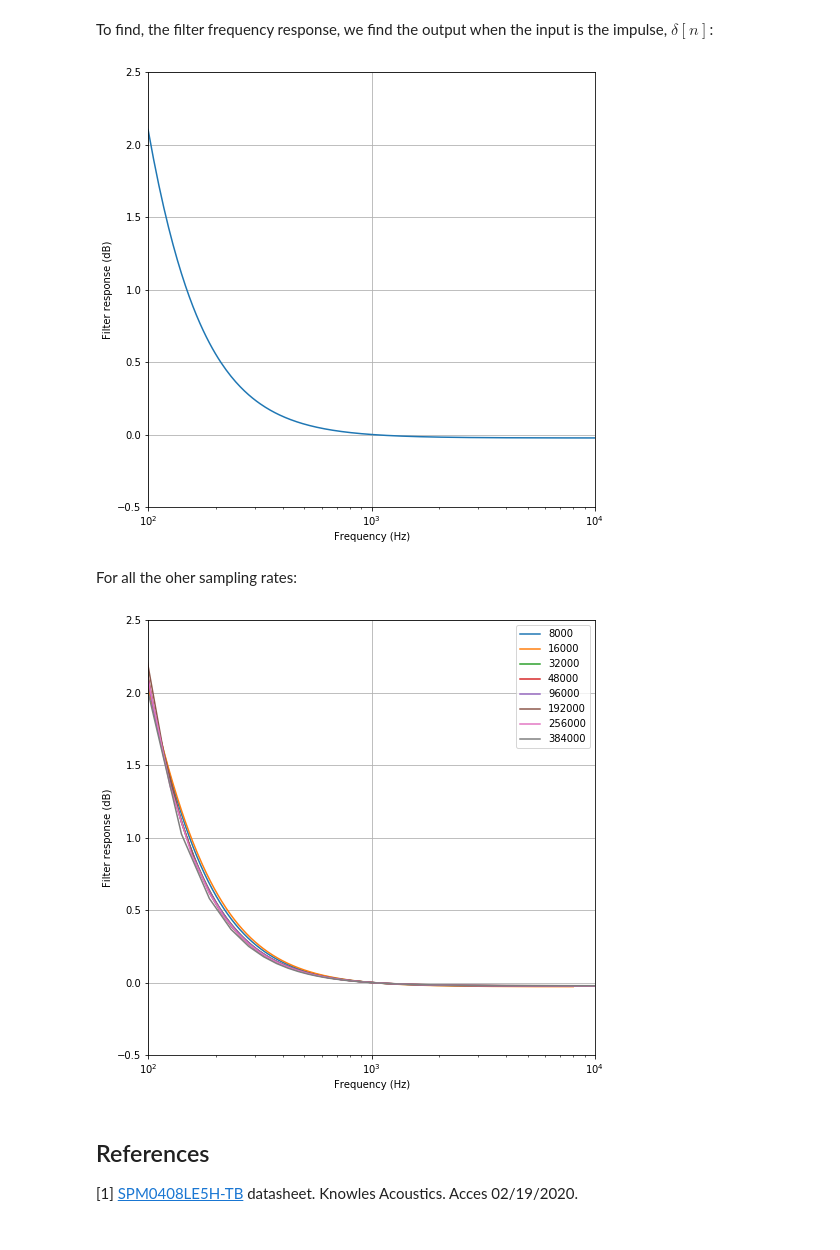
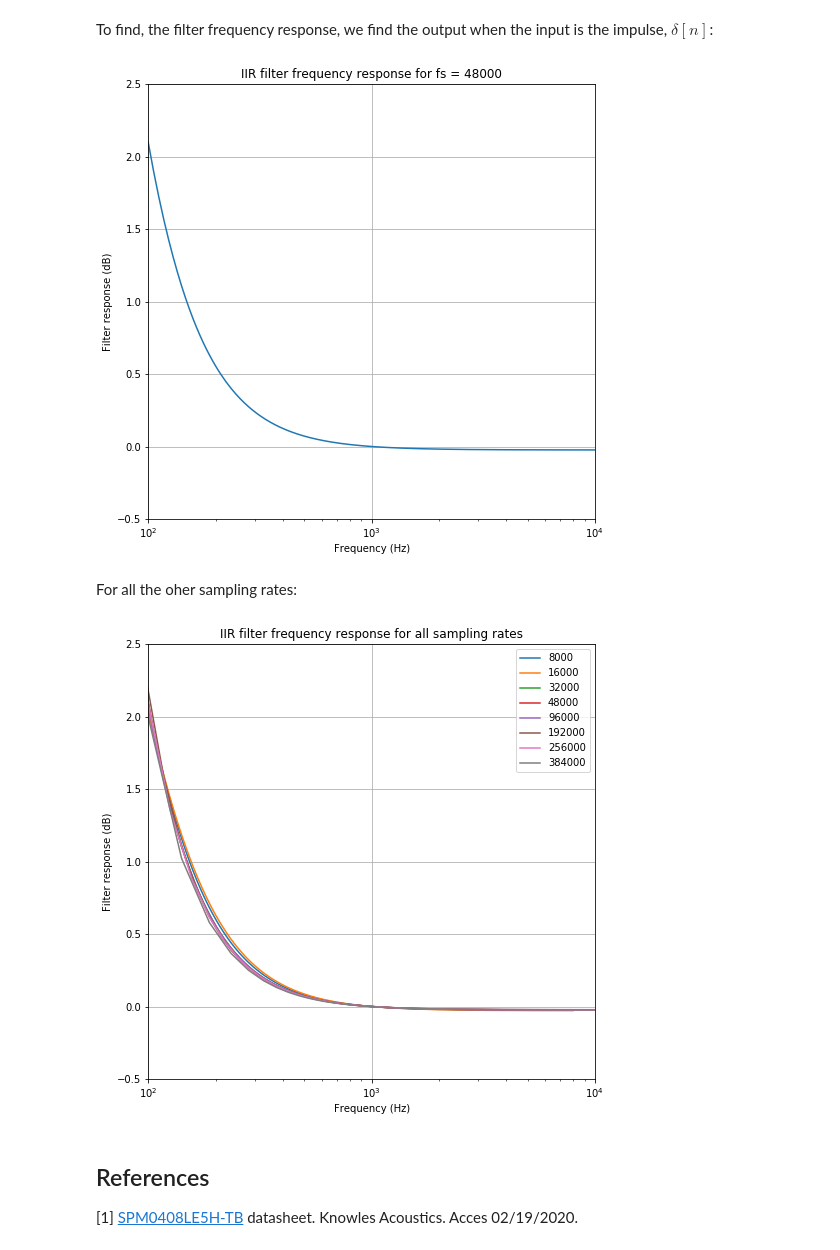
Before and after one commit to pzinemanas/AudioMoth-Firmware-SPL, a Jupyter notebook: notebooks/Mic_compensation_filter.ipynb, the cells around one changed output. Saved outputs shown, nothing was run; the diff lists cells and outputs as text; code cells hidden in the pictures.

```diff
--- a/notebooks/Mic_compensation_filter.ipynb
+++ b/notebooks/Mic_compensation_filter.ipynb
@@ -51,12 +51,13 @@ plt.plot(freqs,20*np.log10(np.abs(H))-20*np.log10(np.abs(H[ix_1k])))
 plt.xscale('log')
 plt.xlim([100,10000])
 plt.ylim([-0.5,2.5])
+plt.title('IIR filter frequency response for fs = 48000')
 plt.xlabel('Frequency (Hz)')
 plt.ylabel('Filter response (dB)')
 plt.grid()
 plt.show()
 # %% [output]
-[figure, old version]
+[figure, new version]
 # %% [markdown]
 For all the oher sampling rates:
 # %%
@@ -65,35 +66,35 @@ rp_list = [0.97,0.98,0.998,0.999,0.999,0.9995,0.9995,0.9996]
 rz_list = [0.948,0.97,0.9895,0.993,0.9964,0.9979,0.9985,0.99895]
 G = np.zeros(len(fs_list))
 
 fig = plt.figure(figsize=(8,8))
 
 for j in range(len(fs_list)):
     fs = fs_list[j]
     poles = [rp_list[j]]*2
     zeros = [rz_list[j]]*2
     a = np.poly(poles)
     b = np.poly(zeros)
 
     h = lfilter(b,a,delta)
     H = np.fft.fft(h)[:int(N/2)+1]
 
     freqs = np.linspace(0,fs/2,N/2+1)
     ix_1k = np.argmin((freqs-1000)**2)
     plt.plot(freqs,20*np.log10(np.abs(H)) - 20*np.log10(np.abs(H[ix_1k])),label=str(fs))
 
     G[j] = 1/np.abs(H[ix_1k])
 
 plt.legend()
 plt.xscale('log')
 plt.xlim([100,10000])
 plt.ylim([-0.5,2.5])
-plt.title('IIR filter frequency response ')
+plt.title('IIR filter frequency response for all sampling rates')
 plt.xlabel('Frequency (Hz)')
 plt.ylabel('Filter response (dB)')
 plt.grid()
 plt.show()
 # %% [output]
-[figure, old version]
+[figure, new version]
 # %% [markdown]
 ## References
 
```
Also changed, not shown: parts of 1 cell of this notebook, 3 other files.
